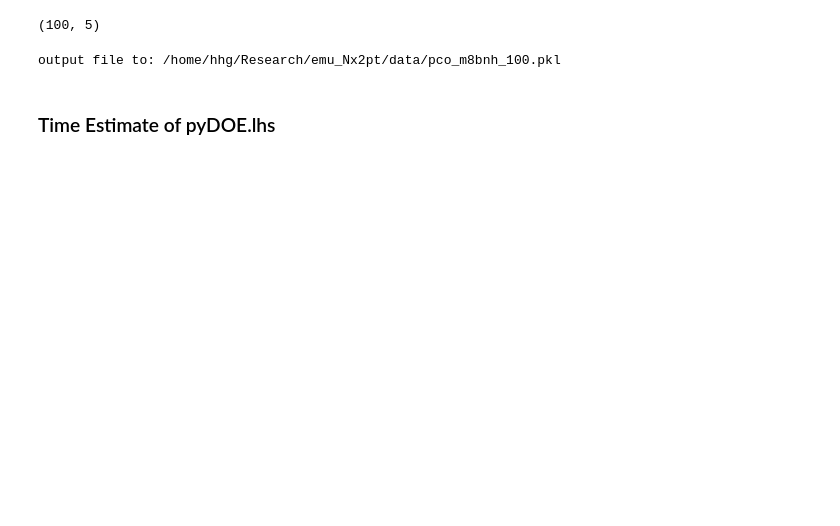
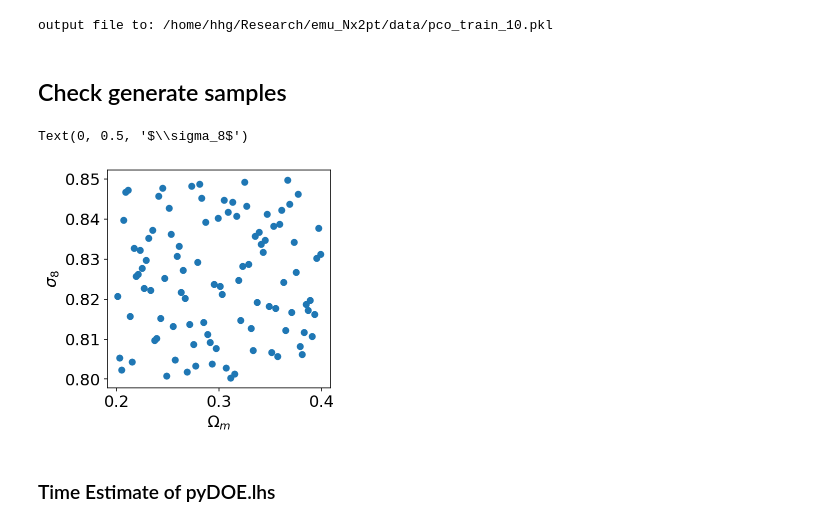
Before and after one commit to hungjinh/emulator_Nx2pt, a Jupyter notebook: notebooks/develop/[Tool] Draw Training Cosmology Parameters.ipynb, the cells around one changed output. Cells and saved outputs as stored; diff of their text form; code cells hidden in the pictures; blank space fills up the shorter version.

```diff
--- a/notebooks/develop/[Tool] Draw Training Cosmology Parameters.ipynb
+++ b/notebooks/develop/[Tool] Draw Training Cosmology Parameters.ipynb
@@ -5,6 +5,9 @@
 import numpy as np
 from pyDOE import lhs
 import time
+import matplotlib.pyplot as plt
+%config InlineBackend.figure_format = 'retina'
+plt.rc('font', size=16)
 # %%
 par_lim = {
     'Omega_m': [ 0.2  , 0.4   ],
@@ -27,5 +22,8 @@ par_lim = {
+# %%
+def rescale(arr_in, domain):
+    return domain[0] + arr_in * (domain[1]-domain[0])
 # %%
-def draw_lhs_samples(Npts, par_lim, criterion='cm', par_keys=None):
+def draw_lhs_samples(Npts, par_lim, criterion='cm'):
     '''
     criterion: a string that tells lhs how to sample the points (default: None, which simply randomizes the points within the intervals):
         “center” or “c”: center the points within the sampling intervals
@@ -34,15 +32,8 @@ def draw_lhs_samples(Npts, par_lim, criterion='cm', par_keys=None):
         “correlation” or “corr”: minimize the maximum correlation coefficient
     '''
 
-    if not par_keys:
-        par_keys = par_lim.keys()
-
     Ndim = len(par_lim)
 
-    domain = np.zeros((2, Ndim))
-    for i, key in enumerate(par_keys):
-        domain[0][i] = par_lim[key][0]
-        domain[1][i] = par_lim[key][1]
 
     #start = time.time()
     samples = lhs(Ndim, samples=Npts, criterion=criterion)
@@ -50,7 +41,9 @@ def draw_lhs_samples(Npts, par_lim, criterion='cm', par_keys=None):
     #period = (end - start)/60.
     #print(f'lhs finished: {period} mins')
 
-    samples = domain[0] + samples * (domain[1] - domain[0])
+    samples_dict = {}
+    for j, key in enumerate(par_lim.keys()):
+        samples_dict[key] = rescale(arr_in=samples[:, j], domain=par_lim[key])
 
-    return samples
+    return samples_dict
 # %%
@@ -59,18 +52,27 @@ pco_samples = draw_lhs_samples(Npts=Npts, par_lim=par_lim, par_keys=['Omega_m',
-# %%
-pco_samples.shape
-# %% [output]
-(100, 5)
 # %%
 data_dir = '/home/hhg/Research/emu_Nx2pt/data/'
-filename = data_dir+f'pco_m8bnh_{Npts}.pkl'
+filename = data_dir+f'pco_train_{Npts}.pkl'
 print(f'output file to:', filename)
 # %% [output]
-output file to: /home/hhg/Research/emu_Nx2pt/data/pco_m8bnh_100.pkl
+output file to: /home/hhg/Research/emu_Nx2pt/data/pco_train_10.pkl
 # %%
 import pickle
 
 with open(filename, 'wb') as handle:
     pickle.dump(pco_samples, handle)
+# %% [markdown]
+## Check generate samples
+# %%
+Npts = 100
+pco_samples = draw_lhs_samples(Npts=Npts, par_lim=par_lim)
+# %%
+plt.figure(figsize=(4,4))
+plt.scatter(pco_samples['Omega_m'], pco_samples['sigma_8'])
+plt.xlabel('$\Omega_m$')
+plt.ylabel('$\sigma_8$')
+# %% [output]
+Text(0, 0.5, '$\\sigma_8$')
+[figure, added]
 # %% [markdown]
 ### Time Estimate of pyDOE.lhs
 # %%
```
Also changed, not shown: parts of 8 cells of this notebook, 3 other files.
